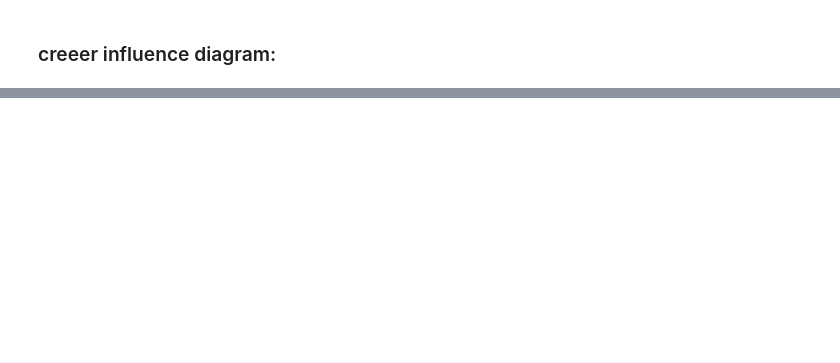
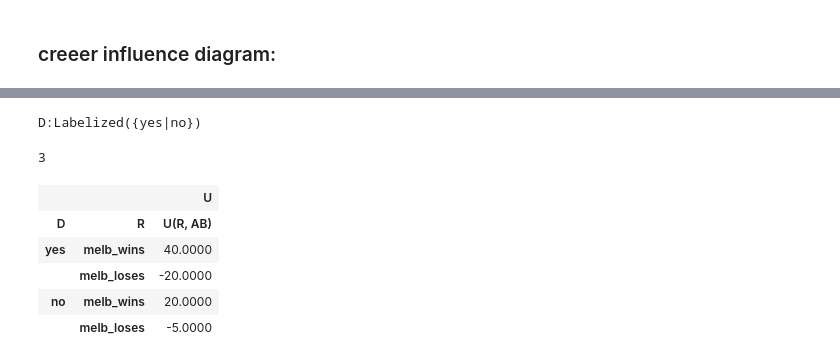
Before and after one commit to pkgk/OUAF, a Jupyter notebook: example/FootballBet.ipynb, the cells around one changed output, grey strips where cells are left out. Drawn from its saved outputs; the diff is of its cells as text; code cells hidden in the pictures; blank space fills up the shorter version.

```diff
--- a/example/FootballBet.ipynb
+++ b/example/FootballBet.ipynb
@@ -62,0 +95,15 @@ diag.cpt("R")
+# %%
+print(dlvar)
+# %% [output]
+D:Labelized({yes|no})
+# %%
+print(U)
+diag.utility(U)
+# %% [output]
+3
+|  |  | U |
+| D | R | U(R, AB) |
+| yes | melb_wins | 40.0000 |
+|  | melb_loses | -20.0000 |
+| no | melb_wins | 20.0000 |
+|  | melb_loses | -5.0000 |
```
Also changed, not shown: parts of 6 cells of this notebook, 2 other files.
